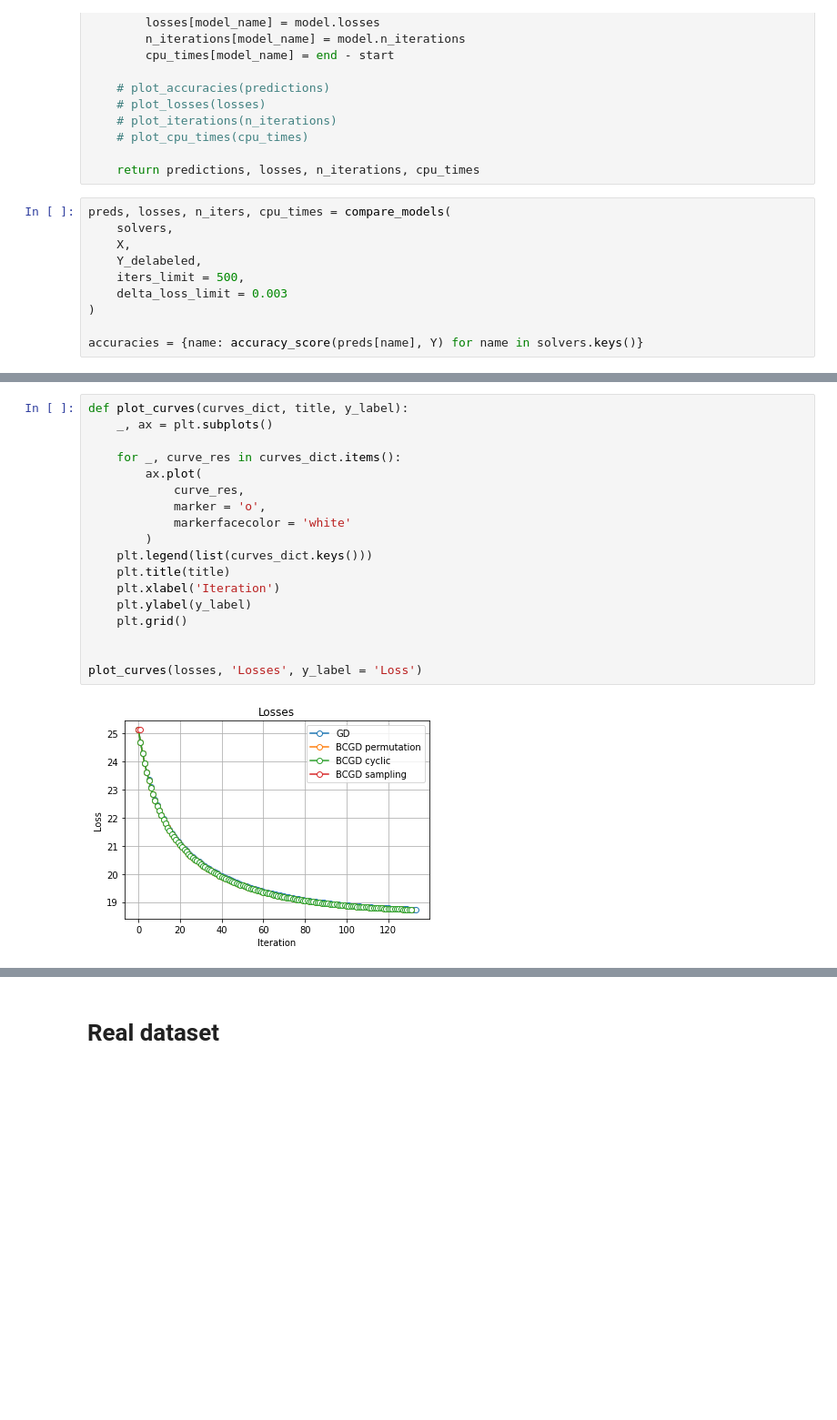
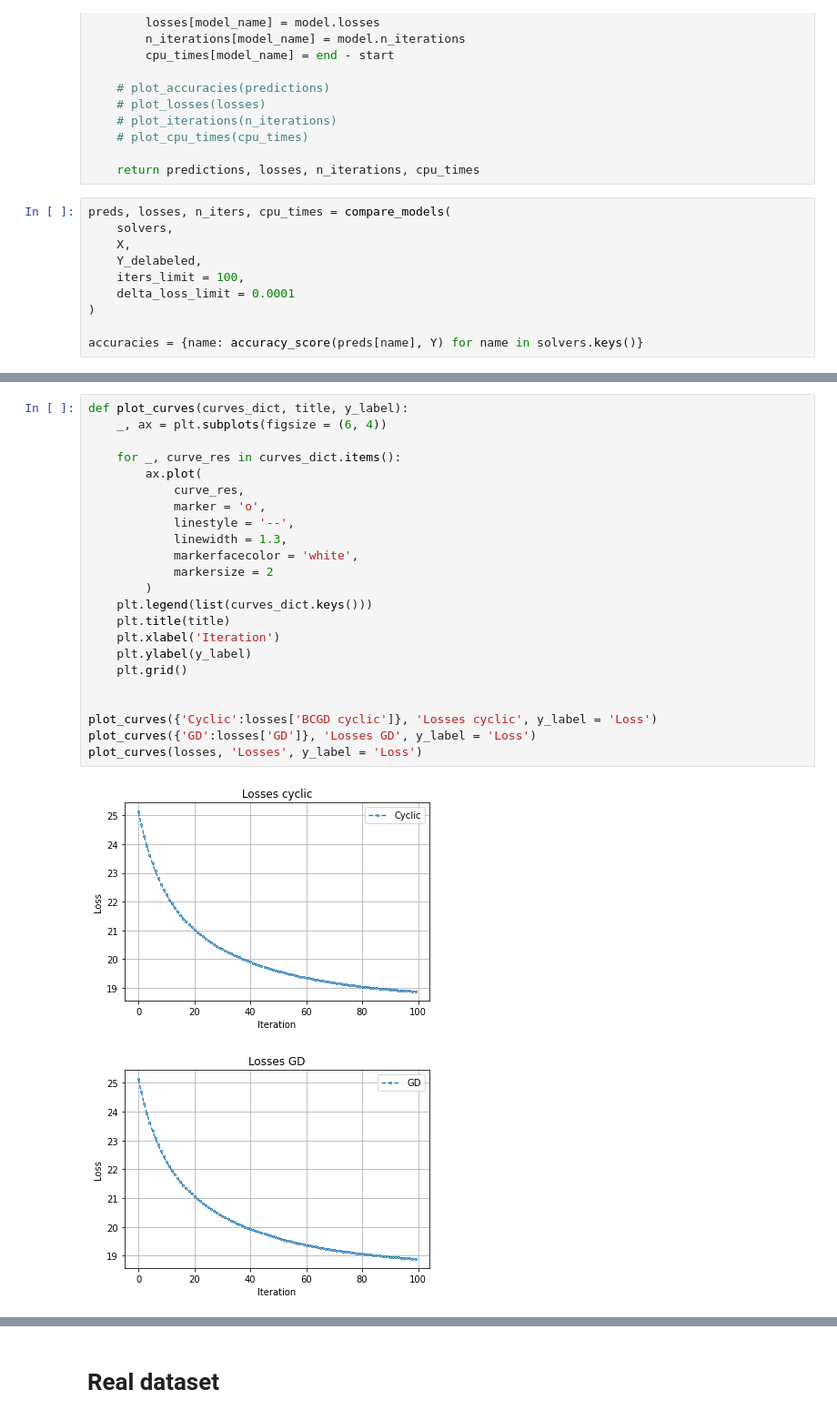
Before and after one commit to PashaIanko/Semi-Supervised-Labelling, a Jupyter notebook: main_notebook.ipynb, the cells around one changed output, grey strips where cells are left out. Shown at 91% size. Cells and saved outputs as stored; diff of their text form; blank space fills up the shorter version.

```diff
--- a/main_notebook.ipynb
+++ b/main_notebook.ipynb
@@ -417,8 +417,8 @@ preds, losses, n_iters, cpu_times = compare_models(
     solvers,
     X,
     Y_delabeled,
-    iters_limit = 500,
-    delta_loss_limit = 0.003
+    iters_limit = 100,
+    delta_loss_limit = 0.0001
 )
 
 accuracies = {name: accuracy_score(preds[name], Y) for name in solvers.keys()}
@@ -443,20 +443,26 @@ LOSS: 25.132212865918753, Delta: 0.0010667695984309944
 # %%
 def plot_curves(curves_dict, title, y_label):
-    _, ax = plt.subplots()
+    _, ax = plt.subplots(figsize = (6, 4))
 
     for _, curve_res in curves_dict.items():
         ax.plot(
             curve_res,
             marker = 'o',
-            markerfacecolor = 'white'
+            linestyle = '--',
+            linewidth = 1.3,
+            markerfacecolor = 'white',
+            markersize = 2
         )
     plt.legend(list(curves_dict.keys()))
     plt.title(title)
     plt.xlabel('Iteration')
     plt.ylabel(y_label)
     plt.grid()
 
 
+plot_curves({'Cyclic':losses['BCGD cyclic']}, 'Losses cyclic', y_label = 'Loss')
+plot_curves({'GD':losses['GD']}, 'Losses GD', y_label = 'Loss')
 plot_curves(losses, 'Losses', y_label = 'Loss')
 # %% [output]
-[figure, old version]
+[figure, new version]
+[figure, added]
```
Also changed, not shown: parts of 7 cells of this notebook.
